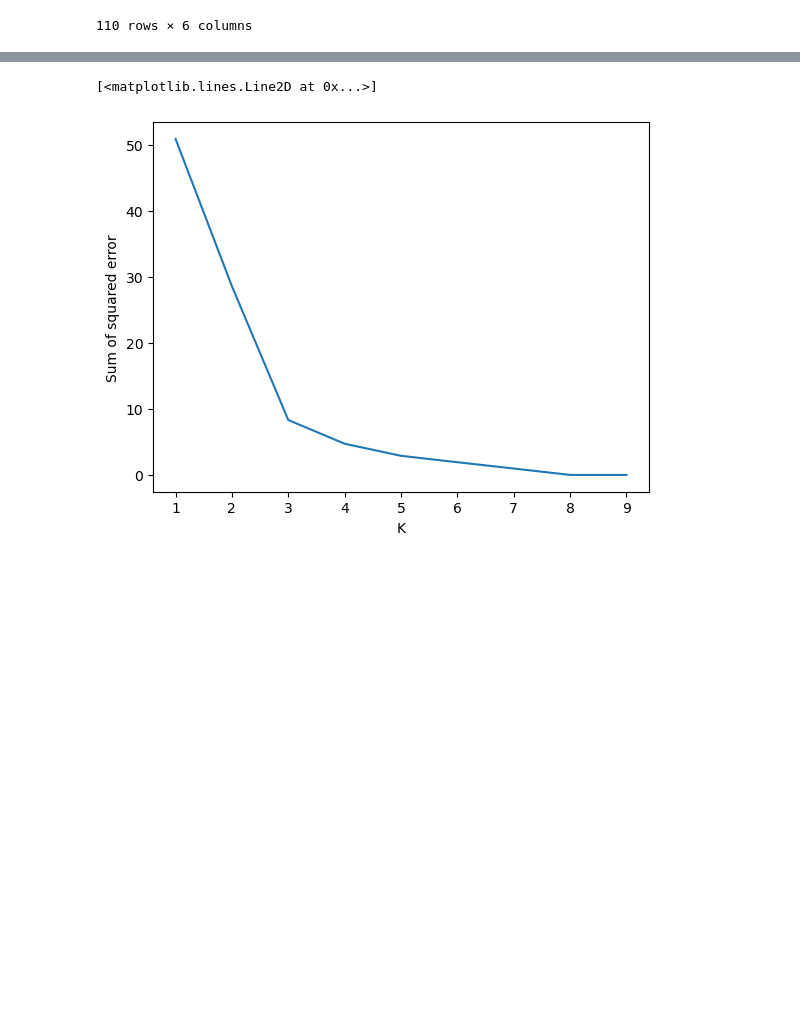
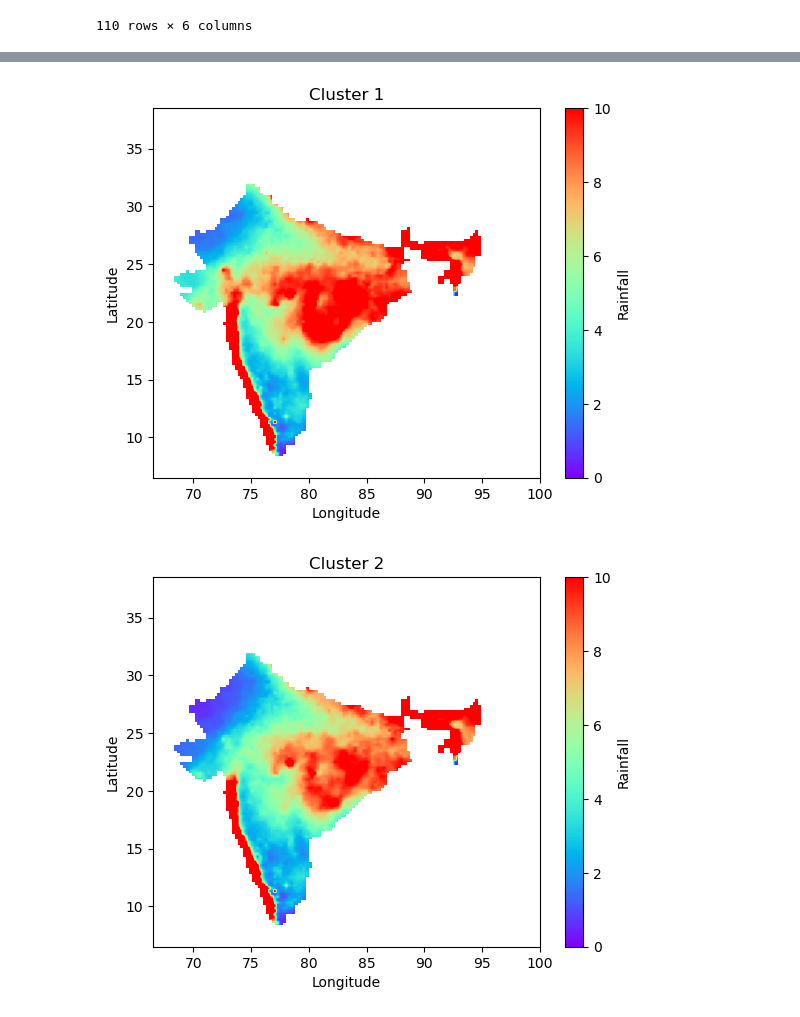
Before and after one commit to KishanRathod17/Climate-Data-Modelling, a Jupyter notebook: Codes/K Means.ipynb, the cells around one changed output, grey strips where cells are left out. Drawn from its saved outputs; the diff is of its cells as text; code cells hidden in the pictures; blank space fills up the shorter version.

```diff
--- a/Codes/K Means.ipynb
+++ b/Codes/K Means.ipynb
@@ -79,9 +81,8 @@ years_Cluster={
     5:[],
     6:[],
     7:[],
-    8:[]
 }
-yr=1901
+yr=0
 for i in range(len(values)):
     years_Cluster[values[i]].append(yr)
     yr+=1
@@ -108,15 +108,0 @@ years_Cluster
-# %%
-k_rng=range(1,10)
-sse=[]
-for k in k_rng:
-    km = KMeans(n_clusters=k,n_init='auto')
-    km.fit(df)
-    #Getting sse
-    sse.append(km.inertia_)
-
-plt.xlabel('K')
-plt.ylabel('Sum of squared error')
-plt.plot(k_rng,sse)
-# %% [output]
-[<matplotlib.lines.Line2D at 0x...>]
-[figure, removed]
@@ -122,0 +207,31 @@ plt.plot(k_rng,sse)
+# %%
+#Getting the cluster zonal data and meaning them
+cluster1_years=years_Cluster[0]
+cluster2_years=years_Cluster[1]
+cluster3_years=years_Cluster[2]
+cluster4_years=years_Cluster[3]
+cluster5_years=years_Cluster[4]
+cluster6_years=years_Cluster[5]
+cluster7_years=years_Cluster[6]
+cluster8_years=years_Cluster[7]
+
+cluster1_fullMap=getFullMapCluster(zone1,zone2,zone3,zone4,zone5,zone6,cluster1_years)
+cluster2_fullMap=getFullMapCluster(zone1,zone2,zone3,zone4,zone5,zone6,cluster2_years)
+cluster3_fullMap=getFullMapCluster(zone1,zone2,zone3,zone4,zone5,zone6,cluster3_years)
+cluster4_fullMap=getFullMapCluster(zone1,zone2,zone3,zone4,zone5,zone6,cluster4_years)
+cluster5_fullMap=getFullMapCluster(zone1,zone2,zone3,zone4,zone5,zone6,cluster5_years)
+cluster6_fullMap=getFullMapCluster(zone1,zone2,zone3,zone4,zone5,zone6,cluster6_years)
+cluster7_fullMap=getFullMapCluster(zone1,zone2,zone3,zone4,zone5,zone6,cluster7_years)
+cluster8_fullMap=getFullMapCluster(zone1,zone2,zone3,zone4,zone5,zone6,cluster8_years)
+# %%
+PlotMap(cluster1_fullMap,cluster=1)
+PlotMap(cluster2_fullMap,cluster=2)
+PlotMap(cluster3_fullMap,cluster=3)
+PlotMap(cluster4_fullMap,cluster=4)
+PlotMap(cluster5_fullMap,cluster=5)
+PlotMap(cluster6_fullMap,cluster=6)
+PlotMap(cluster7_fullMap,cluster=7)
+PlotMap(cluster8_fullMap,cluster=8)
+# %% [output]
+[figure, added]
+[figure, added]
```
Also changed, not shown: parts of 18 cells of this notebook.
